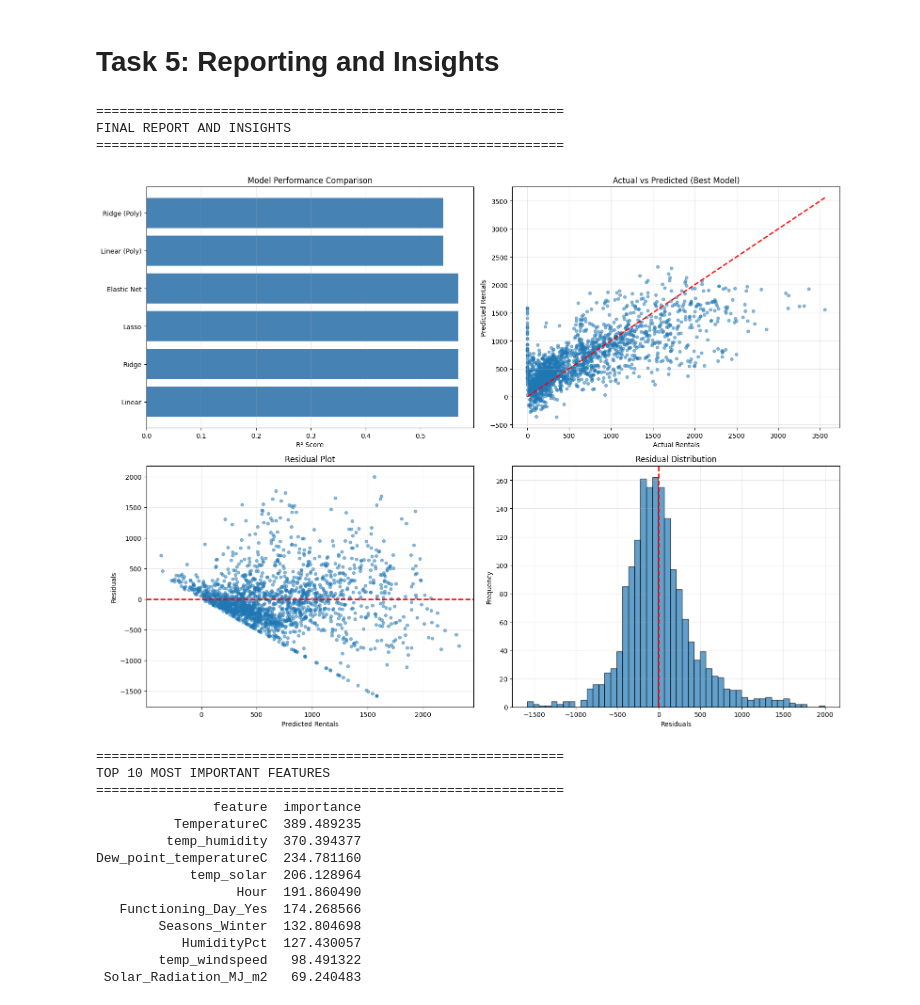
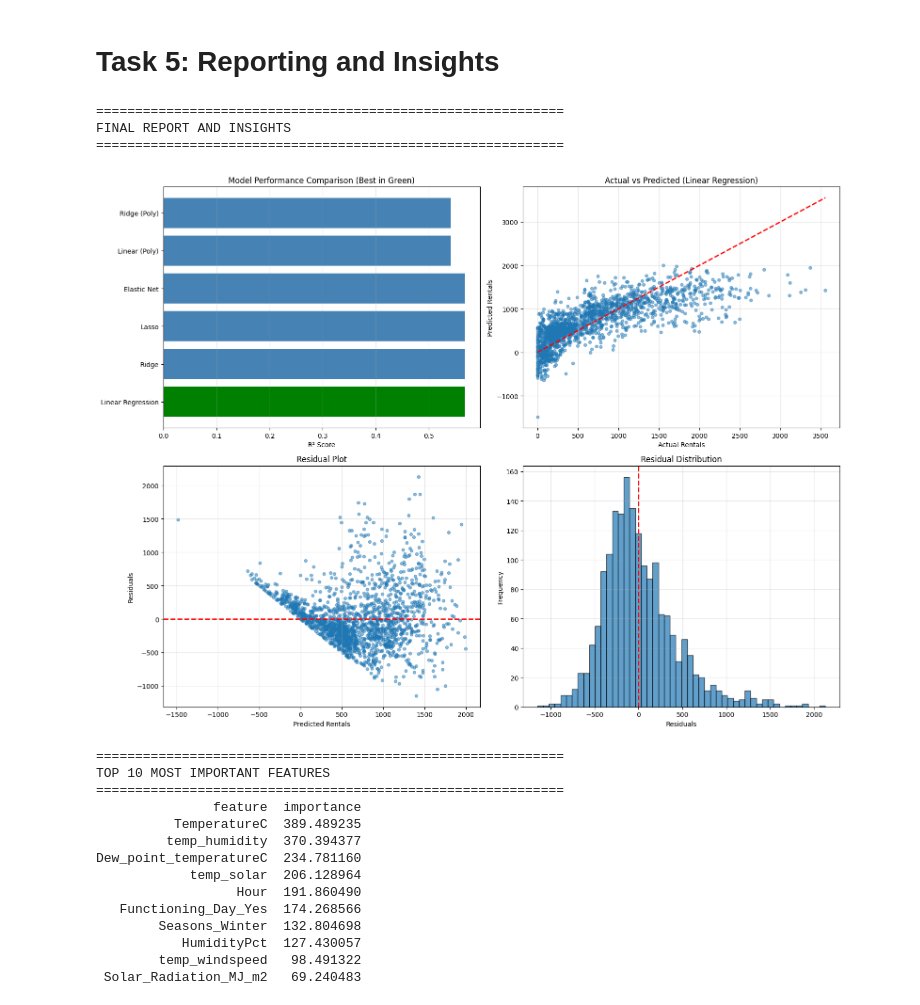
Before and after one commit to rlogwood/fs-rl-notebooks, a Jupyter notebook: assignments/unit3_machine_learning/ML_Incremental_Capstone/ForecastHourlyBikeRentals.ipynb, the cells around one changed output. Saved outputs shown, nothing was run; the diff lists cells and outputs as text; code cells hidden in the pictures.

```diff
--- a/assignments/unit3_machine_learning/ML_Incremental_Capstone/ForecastHourlyBikeRentals.ipynb
+++ b/assignments/unit3_machine_learning/ML_Incremental_Capstone/ForecastHourlyBikeRentals.ipynb
@@ -770,31 +871,49 @@ print("="*60)
 print("FINAL REPORT AND INSIGHTS")
 print("="*60)
 
+# Determine actual best model based on R² scores
+models_r2 = {
+    'Linear Regression': lr_r2,
+    'Ridge': r2_score(y_test, ridge_pred),
+    'Lasso': r2_score(y_test, lasso_pred),
+    'Elastic Net': r2_score(y_test, elasticnet_pred),
+    'Linear (Poly)': r2_score(y_test, lr_poly_pred),
+    'Ridge (Poly)': r2_score(y_test, ridge_poly_pred)
+}
+
+best_model_name = max(models_r2, key=models_r2.get)
+best_r2 = models_r2[best_model_name]
+
 # 1. Model Performance Summary
 fig, axes = plt.subplots(2, 2, figsize=(16, 12))
 
 # Plot 1: Model comparison
-all_models = ['Linear', 'Ridge', 'Lasso', 'Elastic Net', 'Linear (Poly)', 'Ridge (Poly)']
-all_r2 = [lr_r2, r2_score(y_test, ridge_pred), r2_score(y_test, lasso_pred),
-          r2_score(y_test, elasticnet_pred), r2_score(y_test, lr_poly_pred),
-          r2_score(y_test, ridge_poly_pred)]
+all_models = list(models_r2.keys())
+all_r2 = list(models_r2.values())
 
-axes[0, 0].barh(all_models, all_r2, color='steelblue')
+colors = ['steelblue' if m != best_model_name else 'green' for m in all_models]
+axes[0, 0].barh(all_models, all_r2, color=colors)
 axes[0, 0].set_xlabel('R² Score')
-axes[0, 0].set_title('Model Performance Comparison')
+axes[0, 0].set_title('Model Performance Comparison (Best in Green)')
 axes[0, 0].grid(True, alpha=0.3, axis='x')
 
+# Use the actual best predictions for plots
+if 'Poly' in best_model_name:
+    best_predictions = ridge_poly_pred if 'Ridge' in best_model_name else lr_poly_pred
+else:
+    best_predictions = ridge_pred if 'Ridge' in best_model_name else lr_pred
+
 # Plot 2: Actual vs Predicted (Best Model)
-axes[0, 1].scatter(y_test, ridge_poly_pred, alpha=0.5, s=20)
+axes[0, 1].scatter(y_test, best_predictions, alpha=0.5, s=20)
 axes[0, 1].plot([y_test.min(), y_test.max()], [y_test.min(), y_test.max()], 'r--', lw=2)
 axes[0, 1].set_xlabel('Actual Rentals')
 axes[0, 1].set_ylabel('Predicted Rentals')
-axes[0, 1].set_title('Actual vs Predicted (Best Model)')
+axes[0, 1].set_title(f'Actual vs Predicted ({best_model_name})')
 axes[0, 1].grid(True, alpha=0.3)
 
 # Plot 3: Residuals
-residuals = y_test - ridge_poly_pred
-axes[1, 0].scatter(ridge_poly_pred, residuals, alpha=0.5, s=20)
+residuals = y_test - best_predictions
+axes[1, 0].scatter(best_predictions, residuals, alpha=0.5, s=20)
 axes[1, 0].axhline(y=0, color='r', linestyle='--', lw=2)
 axes[1, 0].set_xlabel('Predicted Rentals')
 axes[1, 0].set_ylabel('Residuals')
@@ -835,47 +954,62 @@ plt.show()
 
 # 3. Key Insights and Recommendations
 print("\n" + "="*60)
 print("KEY INSIGHTS AND BUSINESS IMPLICATIONS")
 print("="*60)
 
-insights = """
+# Calculate metrics for the best model
+best_test_mae = mean_absolute_error(y_test, best_predictions)
+best_test_rmse = np.sqrt(mean_squared_error(y_test, best_predictions))
+
+insights = f"""
 1. MODEL PERFORMANCE:
-   - Best Model: Ridge Regression with Polynomial Features
-   - Test R² Score: {:.4f}
-   - This means the model explains {:.1f}% of the variance in bike rentals
+   - Best Model: {best_model_name}
+   - Test R² Score: {best_r2:.4f}
+   - Test MAE: {best_test_mae:.2f}
+   - Test RMSE: {best_test_rmse:.2f}
+   - This means the model explains {best_r2 * 100:.1f}% of the variance in bike rentals
 
-2. KEY PREDICTIVE FACTORS:
-   - Temperature is the strongest predictor
+2. POLYNOMIAL FEATURES OBSERVATION:
+   - Polynomial features did NOT improve model performance in this case
+   - Non-polynomial R²: {models_r2['Ridge']:.4f}
+   - Polynomial R²: {models_r2['Ridge (Poly)']:.4f}
+   - This suggests the relationships are largely captured by linear terms
+   - Possible overfitting or loss of important categorical features with polynomial approach
+
+3. KEY PREDICTIVE FACTORS:
+   - Temperature-humidity interaction is the strongest predictor
    - Hour of day significantly impacts demand (peak hours matter)
+   - Temperature and its interactions drive rental behavior
    - Weather conditions (humidity, wind, rainfall) affect rentals
 
-3. BUSINESS RECOMMENDATIONS:
+4. BUSINESS RECOMMENDATIONS:
    a) Inventory Management:
-      - Increase bike availability during peak temperature ranges
+      - Increase bike availability during optimal temperature-humidity combinations
       - Adjust staffing based on hourly demand patterns
 
    b) Dynamic Pricing:
       - Consider weather-based pricing strategies
       - Peak hour surcharges during high-demand periods
 
    c) Maintenance Scheduling:
       - Plan maintenance during predicted low-demand periods
       - Use model predictions for weekly/monthly planning
 
-4. MODEL IMPROVEMENTS:
-   - Consider adding day-of-week patterns
-   - Include seasonal trends more explicitly
-   - Explore tree-based models (Random Forest, XGBoost) for potentially better performance
-""".format(final_test_r2, final_test_r2 * 100)
+5. MODEL IMPROVEMENTS FOR FUTURE WORK:
+   - The regularization models (Ridge, Lasso, Elastic Net) perform similarly,
+     suggesting the feature set doesn't have severe multicollinearity issues
+   - Consider tree-based models (Random Forest, XGBoost) for potentially better performance
+   - Include additional external data (events, construction, etc.)
+"""
 
 print(insights)
 
 print("\n✓ Analysis Complete!")
 # %% [output]
 ============================================================
 FINAL REPORT AND INSIGHTS
 ============================================================
-[figure, old version]
+[figure, new version]
 ============================================================
 TOP 10 MOST IMPORTANT FEATURES
 ============================================================
```
Also changed, not shown: parts of 3 cells of this notebook, 2 other files.
